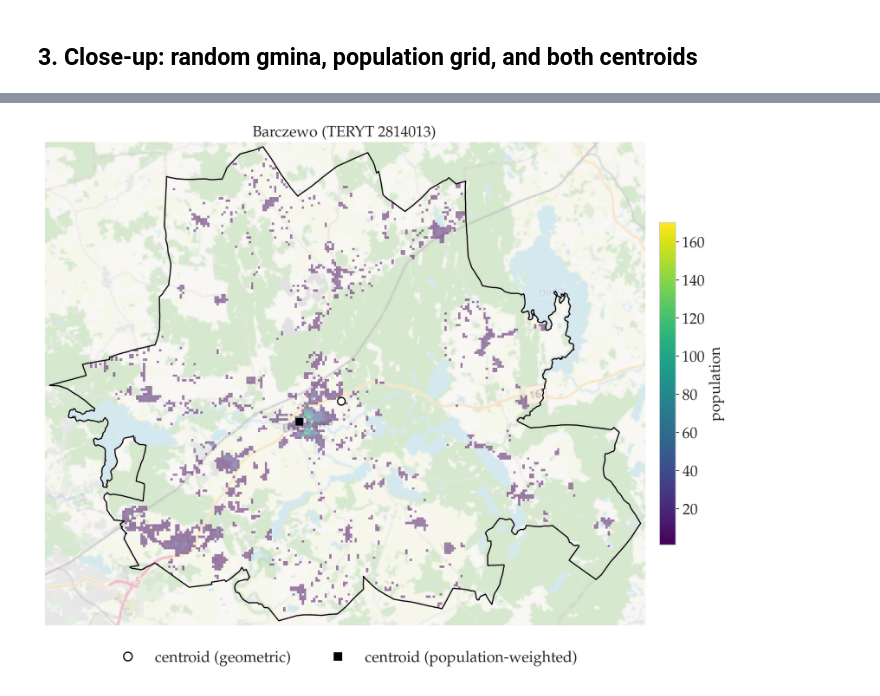
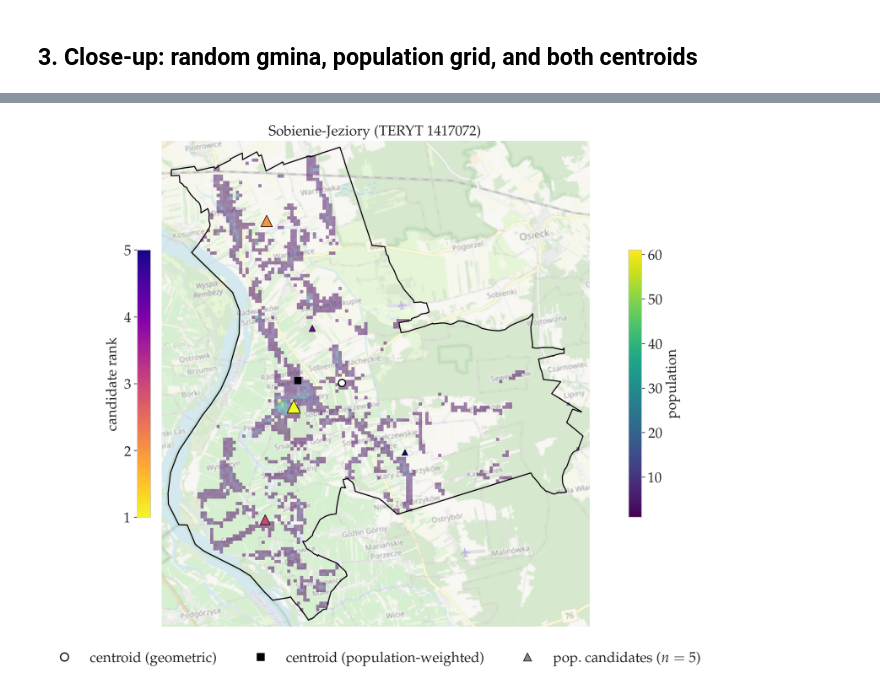
Before and after one commit to jendrkk/QSE-Poland-paper, a Jupyter notebook: notebooks/01_communes.ipynb, the cells around one changed output, grey strips where cells are left out. Drawn from its saved outputs; the diff is of its cells as text; code cells hidden in the pictures.

Commit message:
Update commune data loading in notebook to specify layers for communes and commune candidates; adjust execution counts and output values for consistency in results.

```diff
--- a/notebooks/01_communes.ipynb
+++ b/notebooks/01_communes.ipynb
@@ -93,7 +93,8 @@ def latex_text(s: str) -> str:
         s = s.replace(ch, rep)
     return s.replace("_", r"\_").replace("&", r"\&").replace("%", r"\%")
 # %%
-communes = gpd.read_file(COMMUNES_PATH)
+communes = gpd.read_file(COMMUNES_PATH, layer="communes")
+commune_candidates = gpd.read_file(COMMUNES_PATH, layer="commune_candidates")
 
 # PRG shapefile was often read without encoding="utf-8", so names are UTF-8-as-Latin-1.
 communes["JPT_NAZWA_"] = communes["JPT_NAZWA_"].map(_fix_utf8_mojibake)
@@ -217,6 +218,7 @@ ax.set_ylim(miny - pad, maxy + pad)
 # OSM Mapnik basemap (background, low alpha). Attribution off: usetex breaks cx labels.
 # OSM tile servers block contextily's default User-Agent (HTTP 403 "Access blocked");
 # pass an identifying UA per https://operations.osmfoundation.org/policies/tiles/
+
 cx.add_basemap(
     ax,
     crs=communes.crs,
@@ -255,46 +257,98 @@ gpd.GeoSeries([gmina.geometry], crs=communes.crs).plot(
 )
 
 c_unw = gmina["centroid"]
 c_w = gmina["weighted_centroid"]
 ax.plot(
     c_unw.x, c_unw.y, "o",
     color="0.0", markersize=8, markerfacecolor="white",
     markeredgewidth=1.3, zorder=5,
 )
 ax.plot(
     c_w.x, c_w.y, "s",
     color="0.0", markersize=7, markerfacecolor="0.0",
     markeredgewidth=0.8, zorder=5,
 )
 
+# Population-cluster candidates for this TERYT (size ~ cand_pop, colour = cand_rank)
+gmina_cands = commune_candidates.loc[
+    commune_candidates["JPT_KOD_JE"] == gmina["JPT_KOD_JE"]
+].copy()
+n_cand = len(gmina_cands)
+if n_cand > 0:
+    ranks = gmina_cands["cand_rank"].to_numpy()
+    pops = gmina_cands["cand_pop"].to_numpy(dtype=float)
+    # Marker area scaled by cluster population (sqrt so areas ~ weight)
+    size_min, size_max = 40.0, 220.0
+    if pops.max() > pops.min():
+        sizes = size_min + (size_max - size_min) * (
+            (np.sqrt(pops) - np.sqrt(pops.min()))
+            / (np.sqrt(pops.max()) - np.sqrt(pops.min()))
+        )
+    else:
+        sizes = np.full(n_cand, 0.5 * (size_min + size_max))
+
+    rank_min, rank_max = int(ranks.min()), int(ranks.max())
+    sc_cand = ax.scatter(
+        gmina_cands.geometry.x,
+        gmina_cands.geometry.y,
+        c=ranks,
+        s=sizes,
+        cmap="plasma_r",
+        vmin=rank_min,
+        vmax=rank_max,
+        marker="^",
+        edgecolors="0.0",
+        linewidths=0.7,
+        zorder=4,
+    )
+    cbar_rank = fig.colorbar(
+        sc_cand,
+        ax=ax,
+        location="left",
+        shrink=0.55,
+        pad=0.02,
+    )
+    cbar_rank.set_label(r"candidate rank")
+    cbar_rank.set_ticks(list(range(rank_min, rank_max + 1)))
+
 # Centroid legend outside the axes, centred below the plot
+legend_handles = [
+    Line2D(
+        [0], [0], marker="o", color="none",
+        markerfacecolor="white", markeredgecolor="0.0",
+        markeredgewidth=1.3, markersize=9,
+        label=r"centroid (geometric)",
+    ),
+    Line2D(
+        [0], [0], marker="s", color="none",
+        markerfacecolor="0.0", markeredgecolor="0.0",
+        markersize=8,
+        label=r"centroid (population-weighted)",
+    ),
+]
+if n_cand > 0:
+    legend_handles.append(
+        Line2D(
+            [0], [0], marker="^", color="none",
+            markerfacecolor="0.55", markeredgecolor="0.0",
+            markeredgewidth=0.7, markersize=9,
+            label=rf"pop.\ candidates ($n={n_cand}$)",
+        )
+    )
 ax.legend(
-    handles=[
-        Line2D(
-            [0], [0], marker="o", color="none",
-            markerfacecolor="white", markeredgecolor="0.0",
-            markeredgewidth=1.3, markersize=9,
-            label=r"centroid (geometric)",
-        ),
-        Line2D(
-            [0], [0], marker="s", color="none",
-            markerfacecolor="0.0", markeredgecolor="0.0",
-            markersize=8,
-            label=r"centroid (population-weighted)",
-        ),
-    ],
+    handles=legend_handles,
     frameon=False,
     loc="upper center",
     bbox_to_anchor=(0.5, -0.04),
-    ncol=2,
+    ncol=len(legend_handles),
     borderaxespad=0.0,
 )
 
 ax.set_axis_off()
 ax.set_aspect("equal")
 ax.set_title(
     rf"{latex_text(gmina['JPT_NAZWA_'])} (TERYT {gmina['JPT_KOD_JE']})"
 )
 plt.show()
 # %% [output]
-[figure, old version]
+[figure, new version]
```
Also changed, not shown: parts of 2 cells of this notebook, 1 other file.
